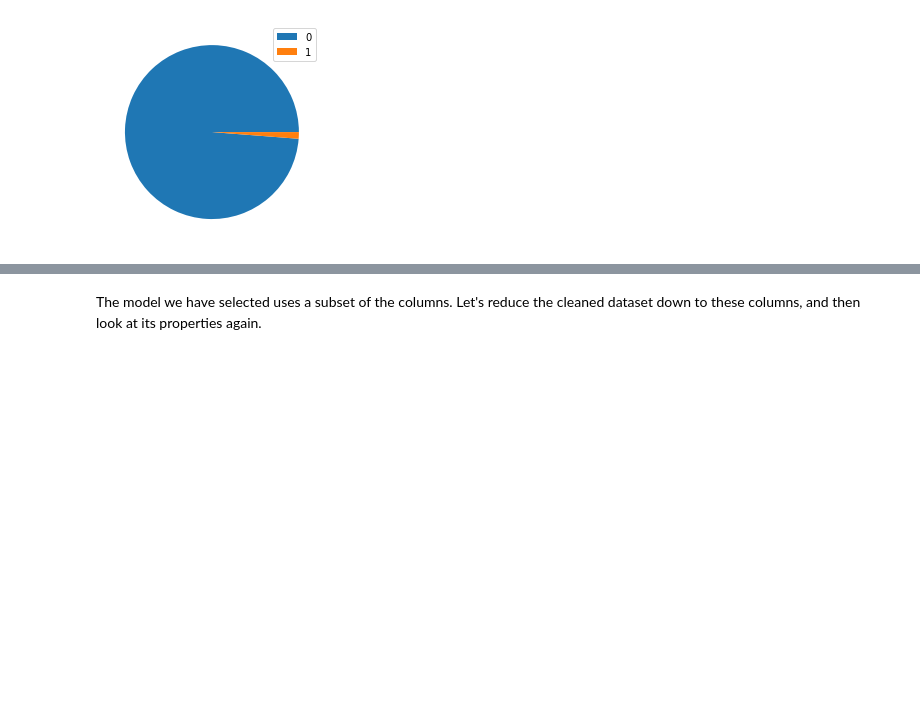
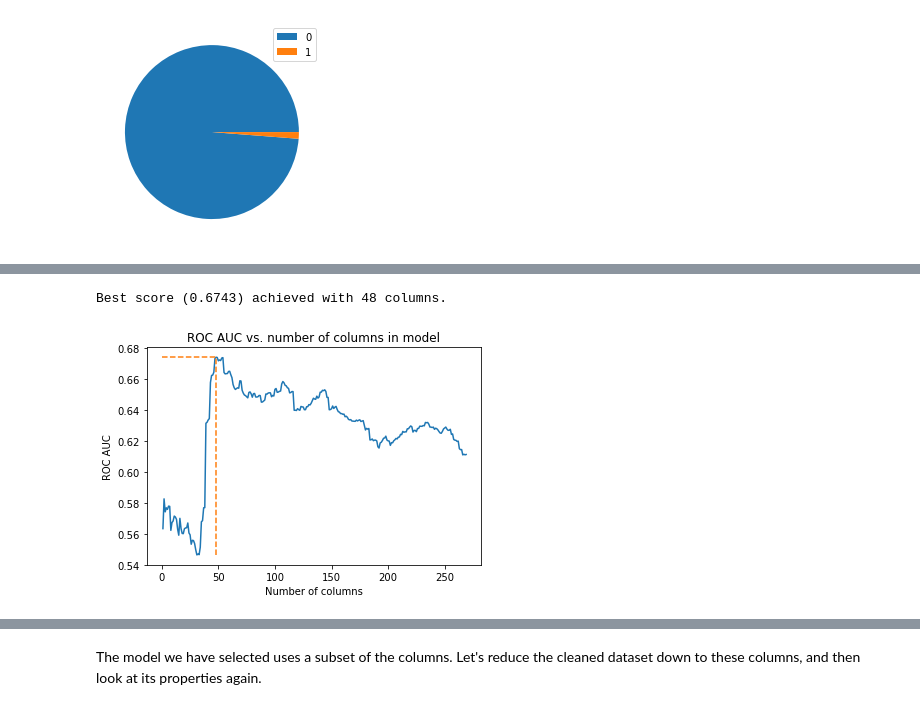
Before and after one commit to guyhth/udacity-dsnd-capstone, a Jupyter notebook: Arvato Project Workbook.ipynb, the cells around one changed output, grey strips where cells are left out. Drawn from its saved outputs; the diff is of its cells as text; code cells hidden in the pictures; blank space fills up the shorter version.

```diff
--- a/Arvato Project Workbook.ipynb
+++ b/Arvato Project Workbook.ipynb
@@ -1138,0 +1169,22 @@ The charts above show that the model based on the LogisticRegression classifier
+# %%
+# Use top two (+ve correlating) and bottom two (-ve correlating) clusters from earlier analysis
+most_impactful_clusters = top_two + bottom_two
+
+# Logistic regression pipeline
+pipeline = Pipeline([
+    ('scale', preprocessing.MinMaxScaler()),
+    ('clf', LogisticRegression(max_iter=1000, random_state=42))
+])
+
+# Range of numbers of columns to test
+n_cols_range = range(1, X_train.shape[1])
+scores = []
+
+for n_cols in n_cols_range:
+    # Select columns, generate and score model
+    print('Testing with {} columns... '.format(n_cols), end='')
+    cols = select_impactful_columns(n_cols, pca_pipeline, most_impactful_clusters)
+    score, _, _ = generate_evaluate_model(X_train[cols], X_test[cols], y_train, y_test, pipeline)
+    print('Complete (ROC AUC: {:.4f}).'.format(score))
+
+    scores.append(score)
@@ -1138,0 +1209,16 @@ The charts above show that the model based on the LogisticRegression classifier
+# %%
+# Pull out the number of columns where the ROC AUC score was maximum
+n_cols_max_score = n_cols_range[np.where(scores == max(scores))[0][0]]
+print('Best score ({:.4f}) achieved with {} columns.'.format(max(scores), n_cols_max_score))
+
+# Plot the relationship between number of cols and ROC AUC score, highlighting the max
+plt.plot(n_cols_range, scores)
+plt.plot([0, n_cols_max_score, n_cols_max_score], [max(scores), max(scores), min(scores)], '--')
+plt.title('ROC AUC vs. number of columns in model')
+plt.xlabel('Number of columns')
+plt.ylabel('ROC AUC');
+
+most_impactful_columns = select_impactful_columns(n_cols_max_score, pca_pipeline, most_impactful_clusters)
+# %% [output]
+Best score (0.6743) achieved with 48 columns.
+[figure, added]
```
Also changed, not shown: parts of 66 cells of this notebook, 3 other files.
